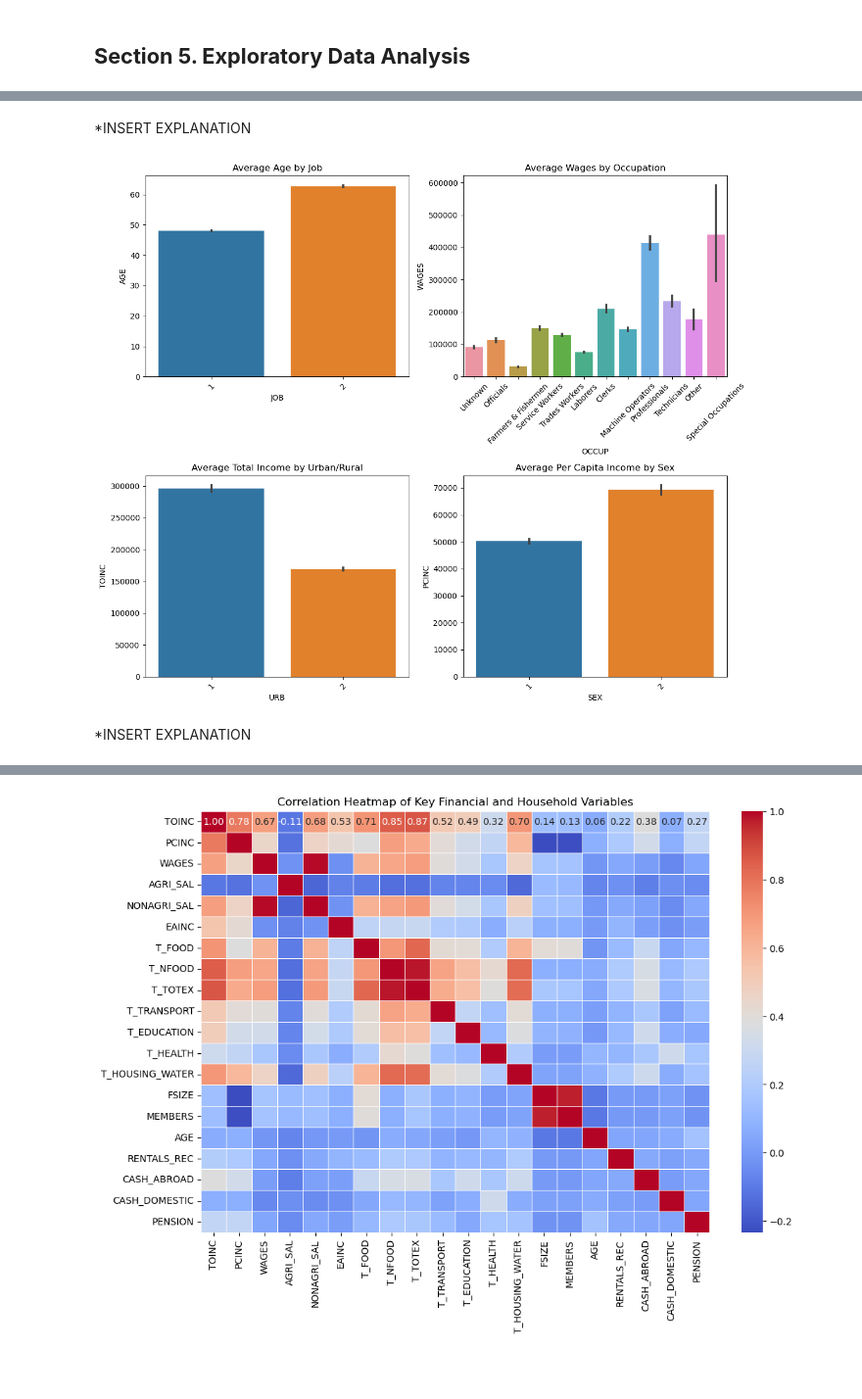
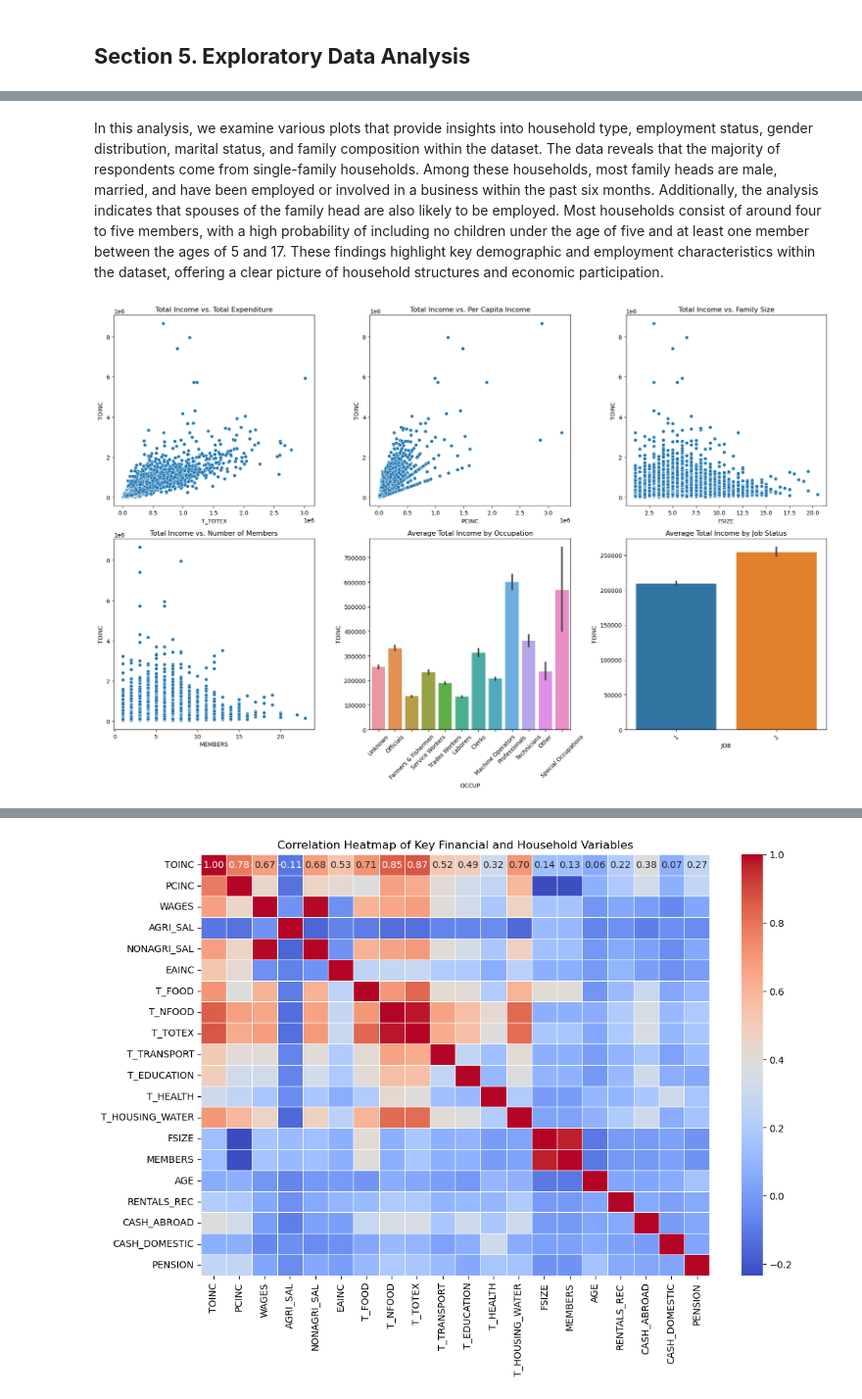
Before and after one commit to SmeaGL/STINTSY_MP, a Jupyter notebook: MP/STINTSY_Project_S14.ipynb, the cells around one changed output, grey strips where cells are left out. Shown at 98% size. Saved outputs shown, nothing was run; the diff lists cells and outputs as text; code cells hidden in the pictures; blank space fills up the shorter version.

```diff
--- a/MP/STINTSY_Project_S14.ipynb
+++ b/MP/STINTSY_Project_S14.ipynb
@@ -392,33 +394,33 @@ plt.show()
-# %% [markdown]
-*INSERT EXPLANATION
+# %% [markdown]
+In this analysis, we examine various plots that provide insights into household type, employment status, gender distribution, marital status, and family composition within the dataset. The data reveals that the majority of respondents come from single-family households. Among these households, most family heads are male, married, and have been employed or involved in a business within the past six months. Additionally, the analysis indicates that spouses of the family head are also likely to be employed. Most households consist of around four to five members, with a high probability of including no children under the age of five and at least one member between the ages of 5 and 17. These findings highlight key demographic and employment characteristics within the dataset, offering a clear picture of household structures and economic participation.
 # %%
 # Set figure size
-fig, axes = plt.subplots(2, 2, figsize=(12, 10))
+fig, axes = plt.subplots(2, 3, figsize=(18, 12))
 
-# Bar plot: AGE vs. JOB (mean age per job category)
-sns.barplot(x='JOB', y='AGE', data=df_clean, ax=axes[0, 0], estimator=lambda x: x.mean())
-axes[0, 0].set_title("Average Age by Job")
-axes[0, 0].set_xticklabels(axes[0, 0].get_xticklabels(), rotation=45)
+# Scatter plots
+sns.scatterplot(x='T_TOTEX', y='TOINC', data=df_clean, ax=axes[0, 0])
+axes[0, 0].set_title("Total Income vs. Total Expenditure")
 
-# Bar plot: WAGES vs. OCCUP (mean wages per occupation)
-sns.barplot(x='OCCUP', y='WAGES', data=df_clean, ax=axes[0, 1], estimator=lambda x: x.mean())
-axes[0, 1].set_title("Average Wages by Occupation")
-axes[0, 1].set_xticklabels(axes[0, 1].get_xticklabels(), rotation=45)
+sns.scatterplot(x='PCINC', y='TOINC', data=df_clean, ax=axes[0, 1])
+axes[0, 1].set_title("Total Income vs. Per Capita Income")
 
-# Bar plot: TOINC vs. URB (mean total income per urban/rural classification)
-sns.barplot(x='URB', y='TOINC', data=df_clean, ax=axes[1, 0], estimator=lambda x: x.mean())
-axes[1, 0].set_title("Average Total Income by Urban/Rural")
-axes[1, 0].set_xticklabels(axes[1, 0].get_xticklabels(), rotation=45)
+sns.scatterplot(x='FSIZE', y='TOINC', data=df_clean, ax=axes[0, 2])
+axes[0, 2].set_title("Total Income vs. Family Size")
 
-# Bar plot: PCINC vs. SEX (mean per capita income by sex)
-sns.barplot(x='SEX', y='PCINC', data=df_clean, ax=axes[1, 1], estimator=lambda x: x.mean())
-axes[1, 1].set_title("Average Per Capita Income by Sex")
+sns.scatterplot(x='MEMBERS', y='TOINC', data=df_clean, ax=axes[1, 0])
+axes[1, 0].set_title("Total Income vs. Number of Members")
+
+# Bar plots
+sns.barplot(x='OCCUP', y='TOINC', data=df_clean, ax=axes[1, 1], estimator=lambda x: x.mean())
+axes[1, 1].set_title("Average Total Income by Occupation")
 axes[1, 1].set_xticklabels(axes[1, 1].get_xticklabels(), rotation=45)
+
+sns.barplot(x='JOB', y='TOINC', data=df_clean, ax=axes[1, 2], estimator=lambda x: x.mean())
+axes[1, 2].set_title("Average Total Income by Job Status")
+axes[1, 2].set_xticklabels(axes[1, 2].get_xticklabels(), rotation=45)
 
 # Adjust layout
 plt.tight_layout()
 plt.show()
 # %% [output]
-[figure, old version]
+[figure, new version]
-# %% [markdown]
-*INSERT EXPLANATION
```
Also changed, not shown: parts of 7 cells of this notebook.
